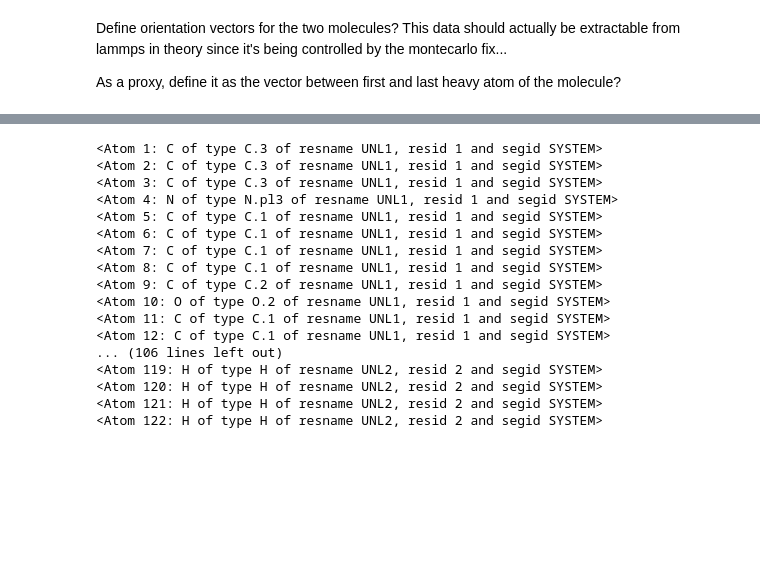
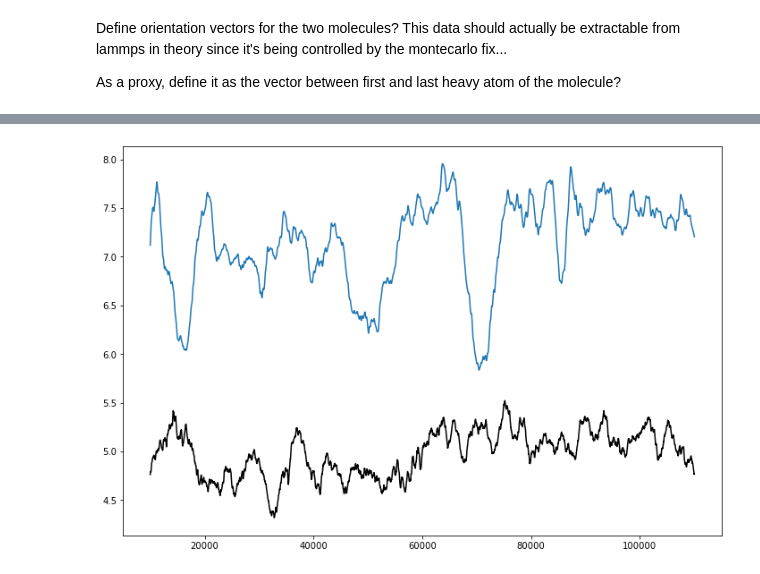
Before and after one commit to rramji/qd-crosslink, a Jupyter notebook: mc-analysis.ipynb, the cells around one changed output, grey strips where cells are left out. Saved outputs shown, nothing was run; the diff lists cells and outputs as text; code cells hidden in the pictures; blank space fills up the shorter version.

```diff
--- a/mc-analysis.ipynb
+++ b/mc-analysis.ipynb
@@ -104,21 +84,8 @@ xlig_vectors[0:20]
-# %%
-for i in test.atoms:
-    print(i)
-# %% [output]
-<Atom 1: C of type C.3 of resname UNL1, resid 1 and segid SYSTEM>
-<Atom 2: C of type C.3 of resname UNL1, resid 1 and segid SYSTEM>
-<Atom 3: C of type C.3 of resname UNL1, resid 1 and segid SYSTEM>
-<Atom 4: N of type N.pl3 of resname UNL1, resid 1 and segid SYSTEM>
-<Atom 5: C of type C.1 of resname UNL1, resid 1 and segid SYSTEM>
-<Atom 6: C of type C.1 of resname UNL1, resid 1 and segid SYSTEM>
-<Atom 7: C of type C.1 of resname UNL1, resid 1 and segid SYSTEM>
-<Atom 8: C of type C.1 of resname UNL1, resid 1 and segid SYSTEM>
-<Atom 9: C of type C.2 of resname UNL1, resid 1 and segid SYSTEM>
-<Atom 10: O of type O.2 of resname UNL1, resid 1 and segid SYSTEM>
-<Atom 11: C of type C.1 of resname UNL1, resid 1 and segid SYSTEM>
-<Atom 12: C of type C.1 of resname UNL1, resid 1 and segid SYSTEM>
-... (106 lines left out)
-<Atom 119: H of type H of resname UNL2, resid 2 and segid SYSTEM>
-<Atom 120: H of type H of resname UNL2, resid 2 and segid SYSTEM>
-<Atom 121: H of type H of resname UNL2, resid 2 and segid SYSTEM>
-<Atom 122: H of type H of resname UNL2, resid 2 and segid SYSTEM>
+# %%
+plt.figure(figsize=(12,8))
+
+plt.plot(x, rgyr_x)
+plt.plot(x, rgyr_o, color="black")
+plt.show()
+# %% [output]
+[figure, added]
```
Also changed, not shown: parts of 17 cells of this notebook.
